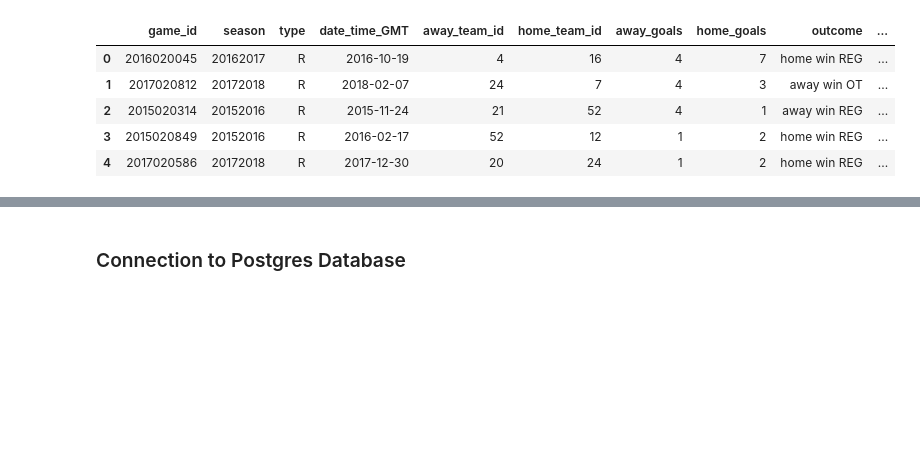
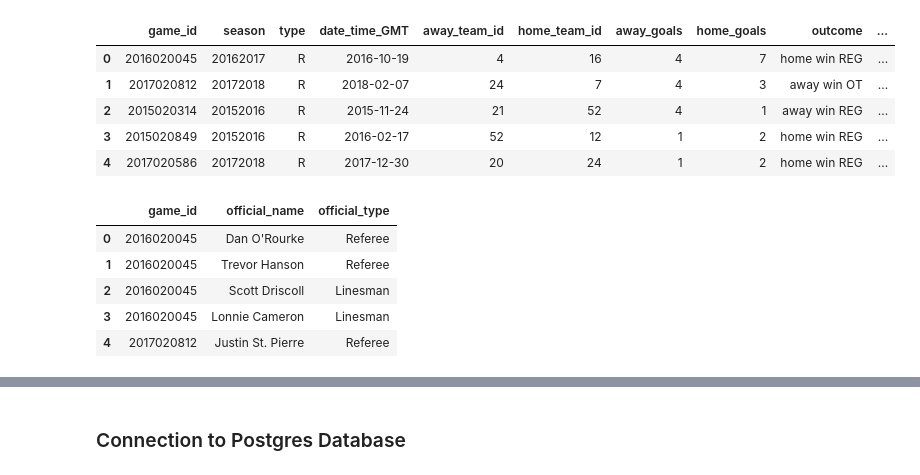
Before and after one commit to willserene/SQL_ETL, a Jupyter notebook: load_data.ipynb, the cells around one changed output, grey strips where cells are left out. Cells and saved outputs as stored; diff of their text form; code cells hidden in the pictures; blank space fills up the shorter version.

```diff
--- a/load_data.ipynb
+++ b/load_data.ipynb
@@ -37,3 +37,14 @@ game_team_stats_df.head(5)
 | 2 | 2015020314 | 20152016 | R | 2015-11-24 | 21 | 52 | 4 | 1 | away win REG | ... |
 | 3 | 2015020849 | 20152016 | R | 2016-02-17 | 52 | 12 | 1 | 2 | home win REG | ... |
 | 4 | 2017020586 | 20172018 | R | 2017-12-30 | 20 | 24 | 1 | 2 | home win REG | ... |
+# %%
+game_officials_file = "data/game_officials.csv"
+game_officials_df = pd.read_csv(game_officials_file)
+game_officials_df.head()
+# %% [output]
+|  | game_id | official_name | official_type |
+| 0 | 2016020045 | Dan O'Rourke | Referee |
+| 1 | 2016020045 | Trevor Hanson | Referee |
+| 2 | 2016020045 | Scott Driscoll | Linesman |
+| 3 | 2016020045 | Lonnie Cameron | Linesman |
+| 4 | 2017020812 | Justin St. Pierre | Referee |
```
Also changed, not shown: parts of 8 cells of this notebook.
